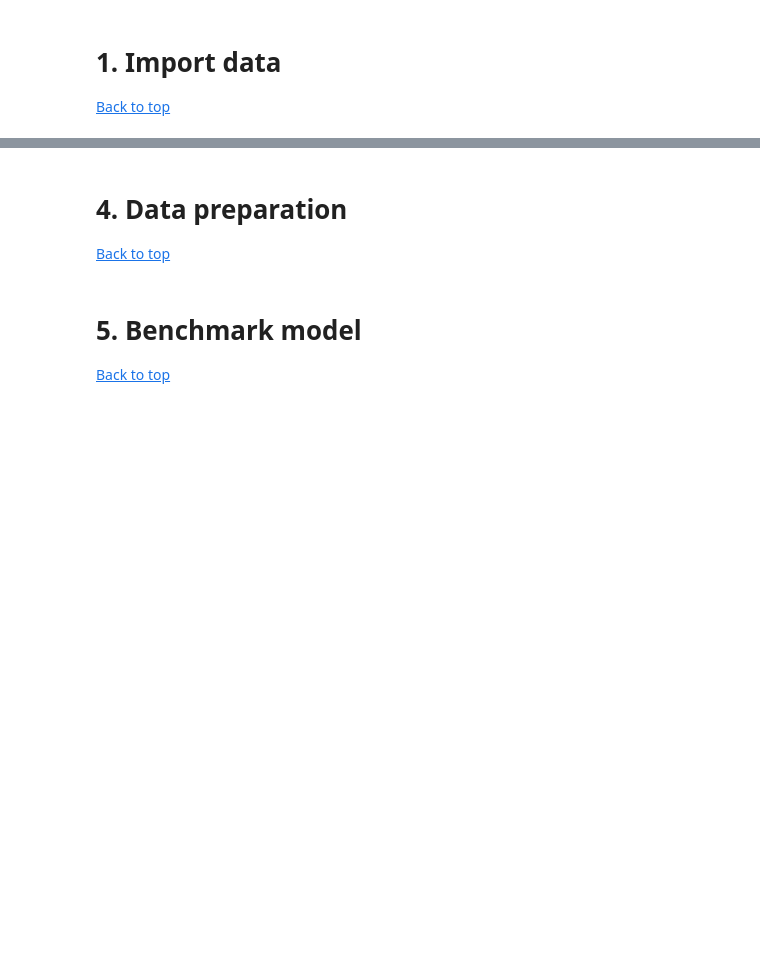
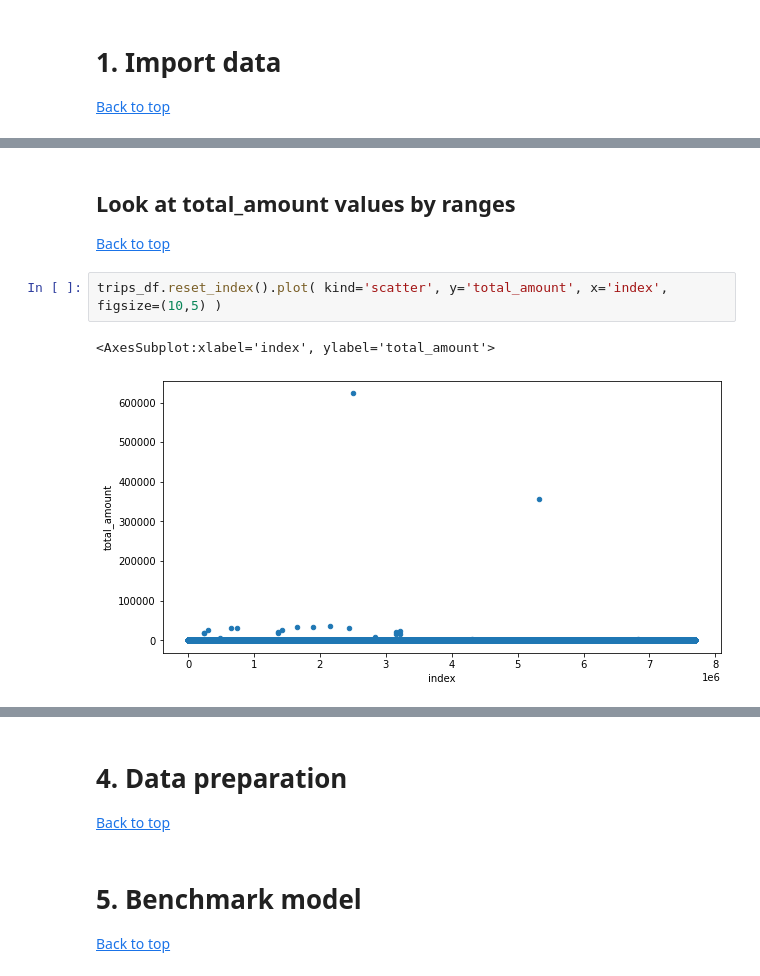
Before and after one commit to KenStephani/New-York-Taxi-Analysis, a Jupyter notebook: Presentable Notebook.ipynb, the cells around one changed output, grey strips where cells are left out. Drawn from its saved outputs; the diff is of its cells as text; blank space fills up the shorter version.

```diff
--- a/Presentable Notebook.ipynb
+++ b/Presentable Notebook.ipynb
@@ -65,0 +131,9 @@ display( trips_df.shape )
+# %% [markdown]
+## Look at total_amount values by ranges
+<a id='Look At RatecodeID'></a>
+[Back to top](#table_of_contents)
+# %%
+trips_df.reset_index().plot( kind='scatter', y='total_amount', x='index', figsize=(10,5) )
+# %% [output]
+<AxesSubplot:xlabel='index', ylabel='total_amount'>
+[figure, added]
```
Also changed, not shown: parts of 49 cells of this notebook, 1 other file.
